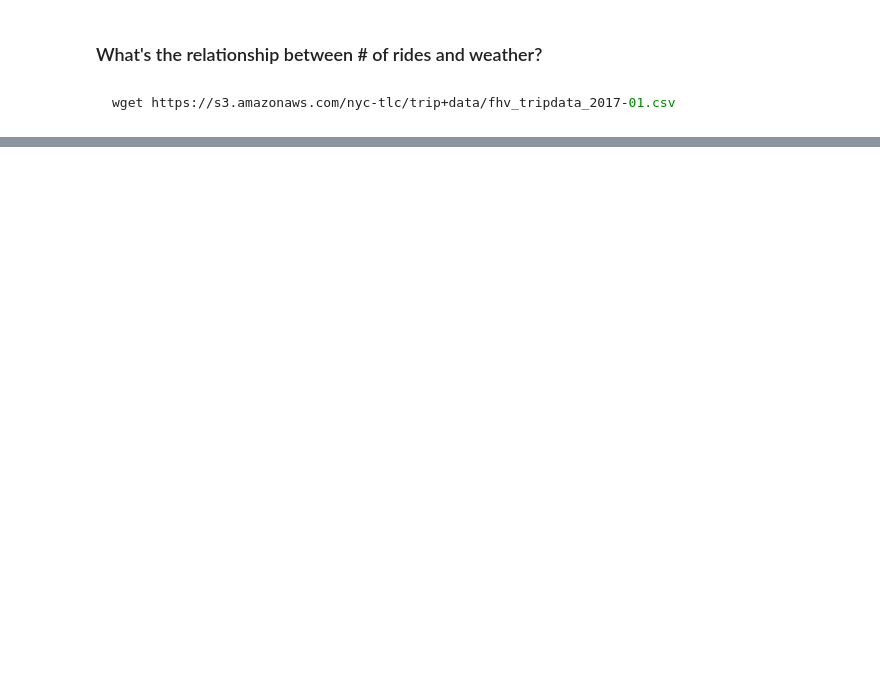
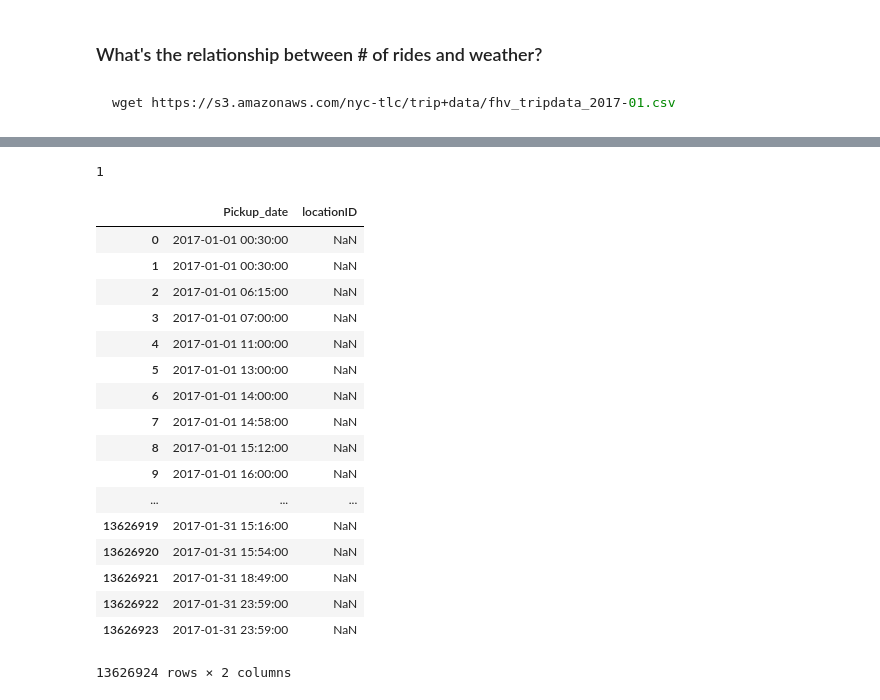
Before and after one commit to cpcloud/indexconf2018, a Jupyter notebook: indexconf2018.ipynb, the cells around one changed output, grey strips where cells are left out. Cells and saved outputs as stored; diff of their text form; code cells hidden in the pictures; blank space fills up the shorter version.

```diff
--- a/indexconf2018.ipynb
+++ b/indexconf2018.ipynb
@@ -42,6 +136,31 @@ taxi = pd.read_csv(Path('~') / 'fhv_tripdata_2017-01.csv', parse_dates=['Pickup_
+# %%
+taxi.Pickup_date.dt.month.nunique()
+# %% [output]
+1
 # %%
 pickup_date = taxi.Pickup_date
 jan_taxi = taxi[pickup_date.dt.year.eq(2017) & pickup_date.dt.month.eq(1)]
+# %%
+jan
+# %% [output]
+|  | Pickup_date | locationID |
+| 0 | 2017-01-01 00:30:00 | NaN |
+| 1 | 2017-01-01 00:30:00 | NaN |
+| 2 | 2017-01-01 06:15:00 | NaN |
+| 3 | 2017-01-01 07:00:00 | NaN |
+| 4 | 2017-01-01 11:00:00 | NaN |
+| 5 | 2017-01-01 13:00:00 | NaN |
+| 6 | 2017-01-01 14:00:00 | NaN |
+| 7 | 2017-01-01 14:58:00 | NaN |
+| 8 | 2017-01-01 15:12:00 | NaN |
+| 9 | 2017-01-01 16:00:00 | NaN |
+| ... | ... | ... |
+| 13626919 | 2017-01-31 15:16:00 | NaN |
+| 13626920 | 2017-01-31 15:54:00 | NaN |
+| 13626921 | 2017-01-31 18:49:00 | NaN |
+| 13626922 | 2017-01-31 23:59:00 | NaN |
+| 13626923 | 2017-01-31 23:59:00 | NaN |
+13626924 rows × 2 columns
 # %%
 rides_per_day = (
     jan_taxi.set_index('Pickup_date')
```
Also changed, not shown: parts of 12 cells of this notebook, 1 other file.
